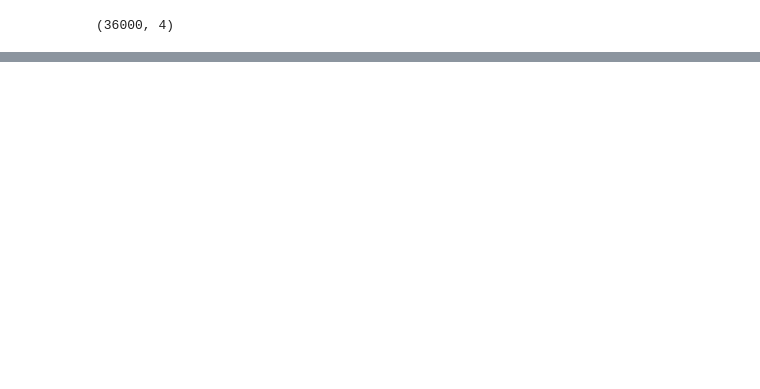
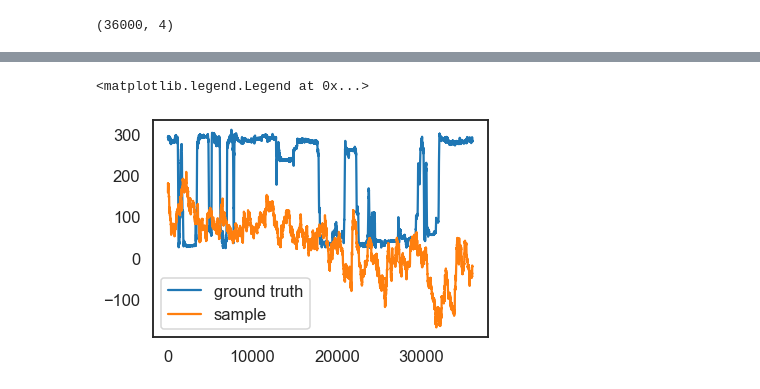
Before and after one commit to cunningham-lab/SocialBehaviors, a Jupyter notebook: ARHMM.ipynb, the cells around one changed output, grey strips where cells are left out. Cells and saved outputs as stored; diff of their text form; code cells hidden in the pictures; blank space fills up the shorter version.

```diff
--- a/ARHMM.ipynb
+++ b/ARHMM.ipynb
@@ -345,0 +370,7 @@ z_29,x_29 = car_traj29.sample(duration, prefix=(z_pre, x_pre))
+# %%
+plt.plot(traj_29[1:,0], label='ground truth')
+plt.plot(x_29[:,0], label='sample')
+plt.legend()
+# %% [output]
+<matplotlib.legend.Legend at 0x...>
+[figure, added]
```
Also changed, not shown: parts of 41 cells of this notebook.
